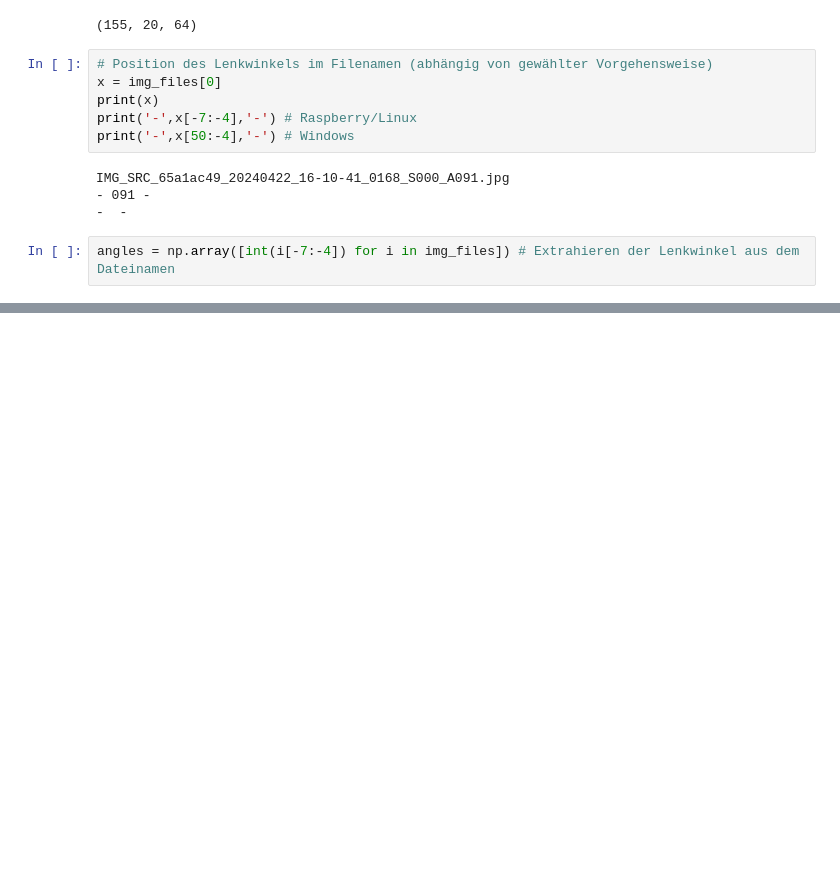
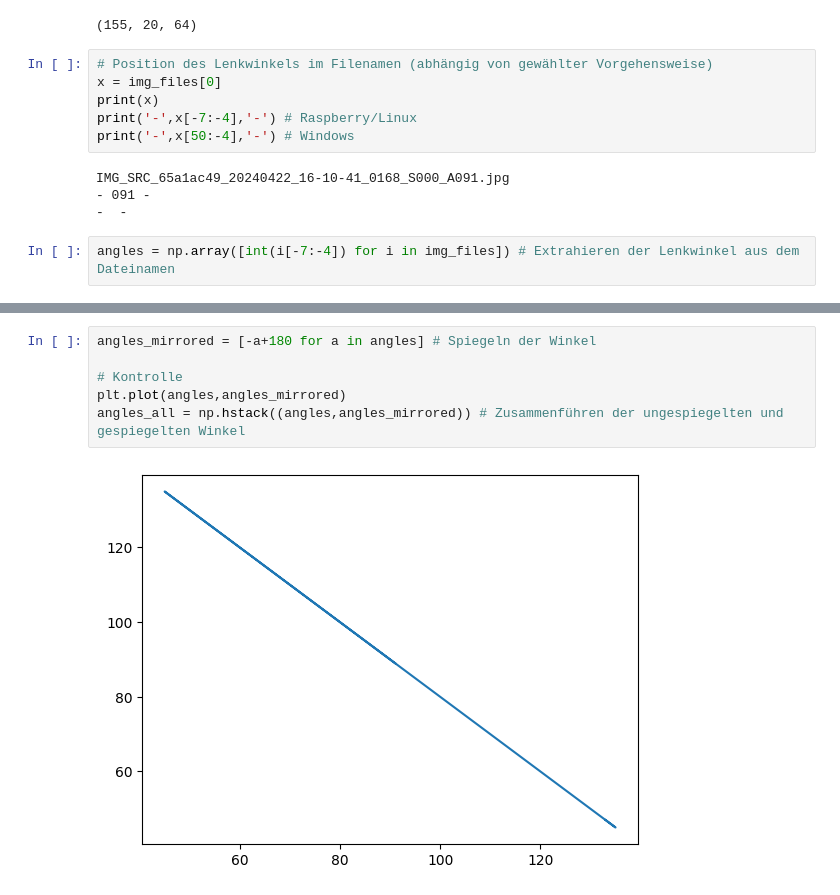
Before and after one commit to beckaelmicher/C2C, a Jupyter notebook: cnn.ipynb, the cells around one changed output, grey strips where cells are left out. Cells and saved outputs as stored; diff of their text form; blank space fills up the shorter version.

```diff
--- a/cnn.ipynb
+++ b/cnn.ipynb
@@ -103,0 +147,8 @@ angles = np.array([int(i[-7:-4]) for i in img_files]) # Extrahieren der Lenkwink
+# %%
+angles_mirrored = [-a+180 for a in angles] # Spiegeln der Winkel
+
+# Kontrolle
+plt.plot(angles,angles_mirrored)
+angles_all = np.hstack((angles,angles_mirrored)) # Zusammenführen der ungespiegelten und gespiegelten Winkel
+# %% [output]
+[figure, added]
```
Also changed, not shown: parts of 23 cells of this notebook.
